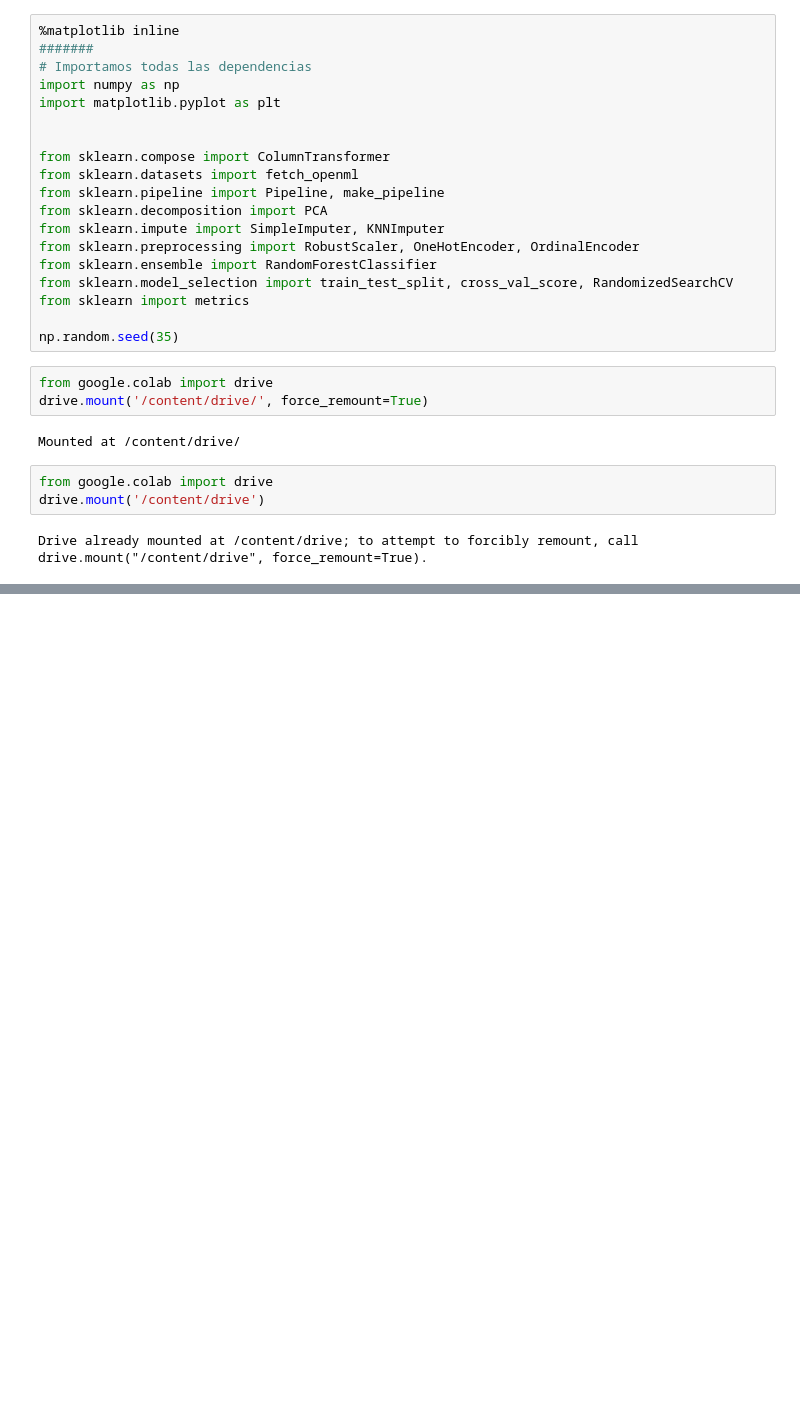
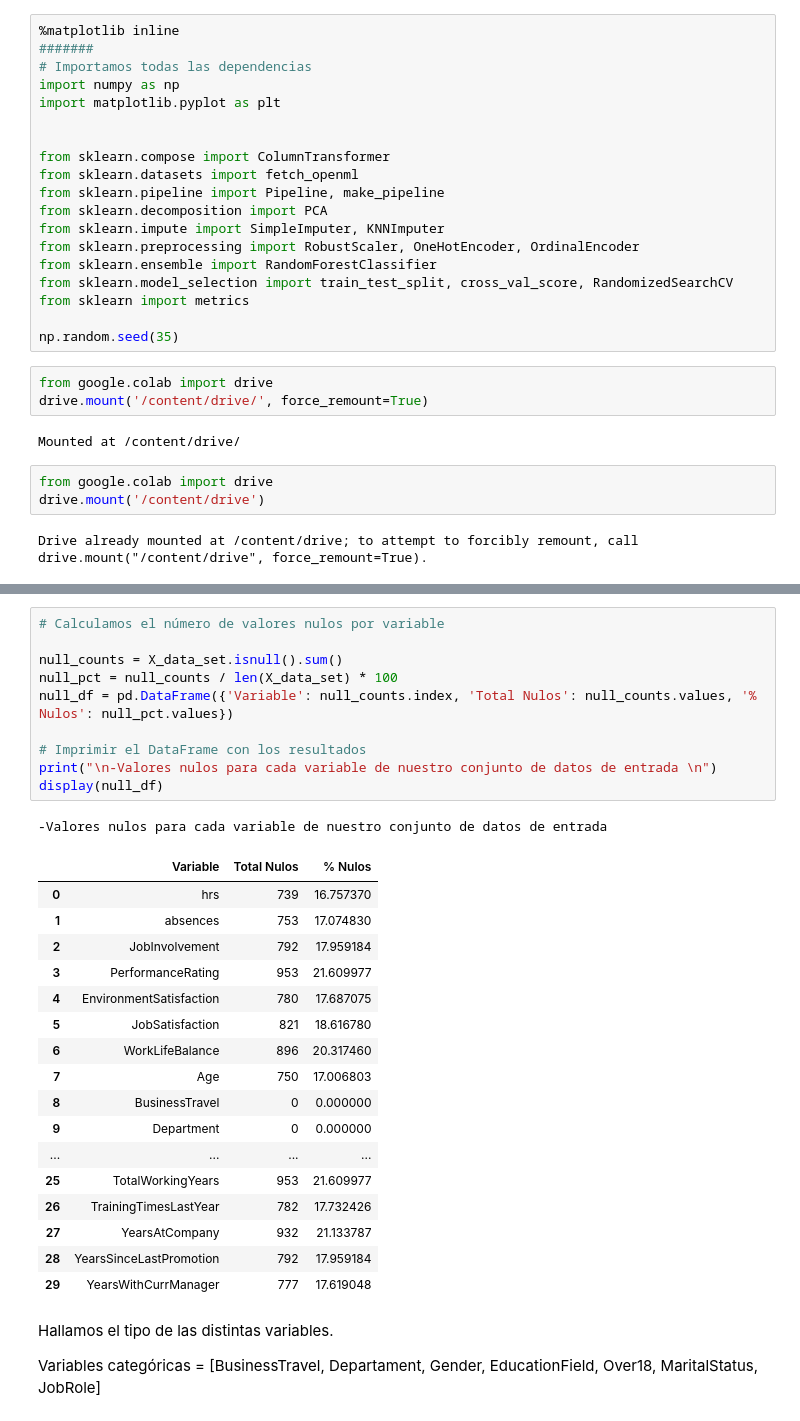
Before and after one commit to SantiagoJusteValverde/Grupo35_Practica2, a Jupyter notebook: Grupo35_Practica2.ipynb, the cells around one changed output, grey strips where cells are left out. Drawn from its saved outputs; the diff is of its cells as text; blank space fills up the shorter version.

```diff
--- a/Grupo35_Practica2.ipynb
+++ b/Grupo35_Practica2.ipynb
@@ -64,0 +83,33 @@ Name: 1, dtype: object
+# %%
+# Calculamos el número de valores nulos por variable
+
+null_counts = X_data_set.isnull().sum()
+null_pct = null_counts / len(X_data_set) * 100
+null_df = pd.DataFrame({'Variable': null_counts.index, 'Total Nulos': null_counts.values, '% Nulos': null_pct.values})
+
+# Imprimir el DataFrame con los resultados
+print("\n-Valores nulos para cada variable de nuestro conjunto de datos de entrada \n")
+display(null_df)
+# %% [output]
+-Valores nulos para cada variable de nuestro conjunto de datos de entrada
+|  | Variable | Total Nulos | % Nulos |
+| 0 | hrs | 739 | 16.757370 |
+| 1 | absences | 753 | 17.074830 |
+| 2 | JobInvolvement | 792 | 17.959184 |
+| 3 | PerformanceRating | 953 | 21.609977 |
+| 4 | EnvironmentSatisfaction | 780 | 17.687075 |
+| 5 | JobSatisfaction | 821 | 18.616780 |
+| 6 | WorkLifeBalance | 896 | 20.317460 |
+| 7 | Age | 750 | 17.006803 |
+| 8 | BusinessTravel | 0 | 0.000000 |
+| 9 | Department | 0 | 0.000000 |
+| ... | ... | ... | ... |
+| 25 | TotalWorkingYears | 953 | 21.609977 |
+| 26 | TrainingTimesLastYear | 782 | 17.732426 |
+| 27 | YearsAtCompany | 932 | 21.133787 |
+| 28 | YearsSinceLastPromotion | 792 | 17.959184 |
+| 29 | YearsWithCurrManager | 777 | 17.619048 |
+# %% [markdown]
+Hallamos el tipo de las distintas variables.
+
+Variables categóricas = [BusinessTravel, Departament, Gender, EducationField, Over18, MaritalStatus, JobRole]
```
Also changed, not shown: parts of 13 cells of this notebook, 1 other file.
